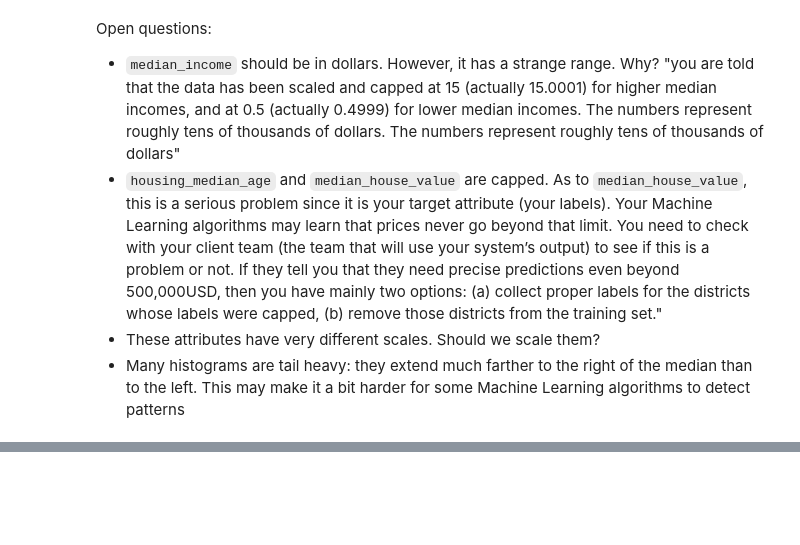
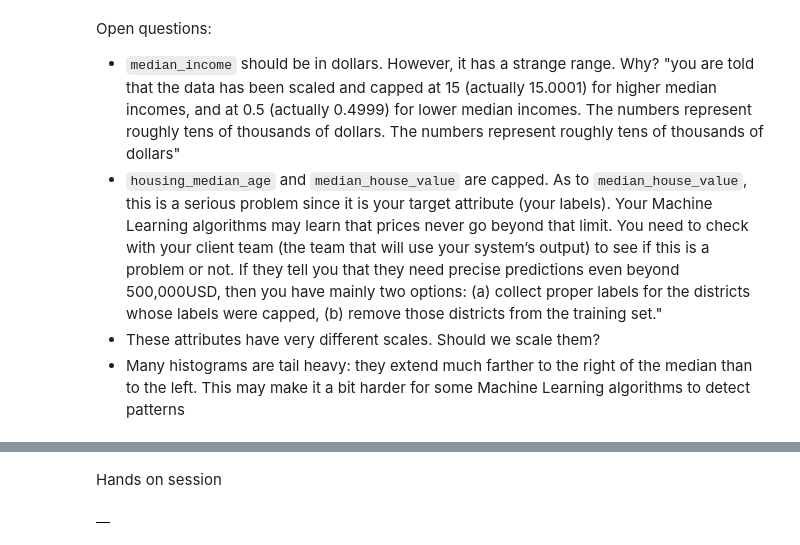
Before and after one commit to w4bo/teaching-handsondatapipelines, a Jupyter notebook: 01-DataPreprocessing/01-DataPreprocessing.ipynb, the cells around one changed output, grey strips where cells are left out. Saved outputs shown, nothing was run; the diff lists cells and outputs as text; code cells hidden in the pictures; blank space fills up the shorter version.

Commit message:
add hands on data cleaning

```diff
--- a/01-DataPreprocessing/01-DataPreprocessing.ipynb
+++ b/01-DataPreprocessing/01-DataPreprocessing.ipynb
@@ -303,0 +376,24 @@ Open questions:
+# %% [markdown]
+Hands on session
+# %%
+num_df = df.copy(deep=True).drop(columns=["ocean_proximity"]) # do not change this line
+
+# Filling in (i.e., impute) missing values with the median value
+num_df["total_bedrooms"] = 1 # change `1` with the proper solution
+
+# Add a new column: population_per_household = population / households
+num_df["population_per_household"] = 1 # change `1` with the proper solution
+
+# Add a new column: room_prooms_per_householdr_household = total_rooms / households
+num_df["rooms_per_household"] = 1 # change `1` with the proper solution
+
+# Apply standardization to all the numeric columns
+num_df = pd.DataFrame() # change `pd.DataFrame()` with the proper solution
+
+# One hot encode `ocean_proximity` since it is a categorical attribute
+cat_df = pd.DataFrame() # change `pd.DataFrame()` with the proper solution (hint: pd.get_dummies)
+
+clean_df = pd.concat([num_df, cat_df], axis=1) # do not change this line
+clean_df
+# %% [output]
+|  |
```
Also changed, not shown: parts of 14 cells of this notebook, 1 other file.
